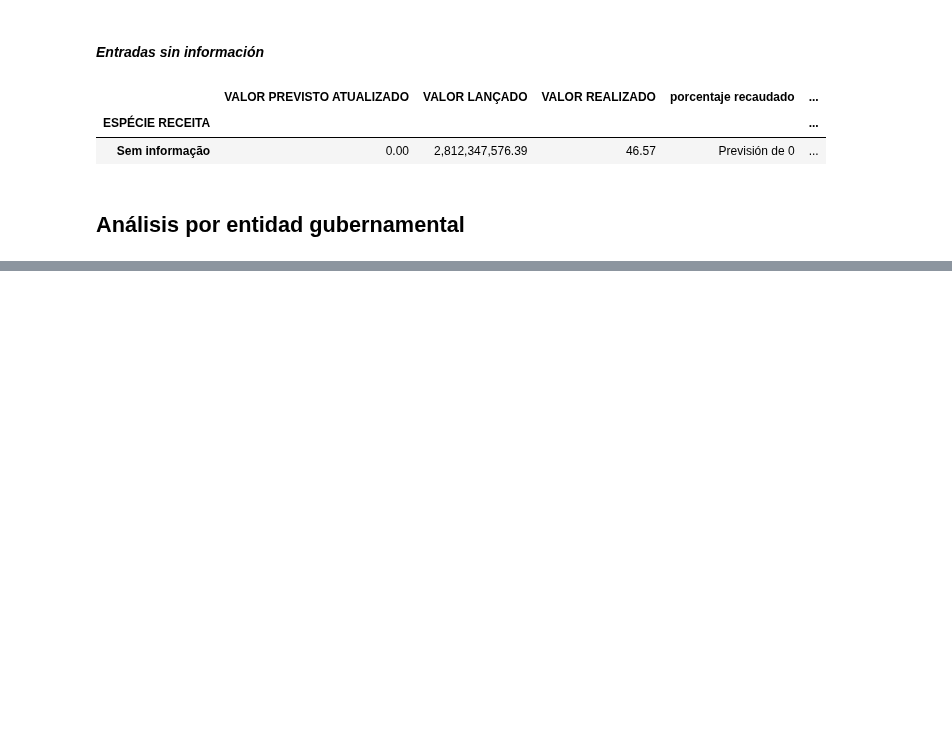
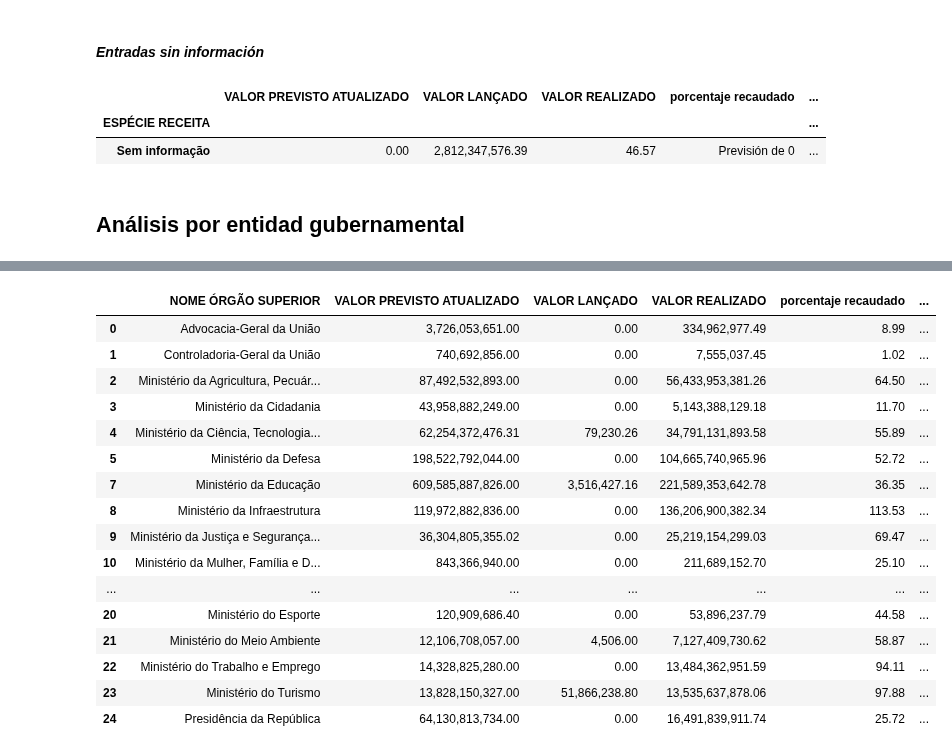
Before and after one commit to Gabijc/Proyecto2-Insights-Brasil, a Jupyter notebook: Análisis_categorías.ipynb, the cells around one changed output, grey strips where cells are left out. Cells and saved outputs as stored; diff of their text form; code cells hidden in the pictures; blank space fills up the shorter version.

```diff
--- a/Análisis_categorías.ipynb
+++ b/Análisis_categorías.ipynb
@@ -329,6 +329,27 @@ entidad_gub
 | 22 | Ministério do Trabalho e Emprego | 14,328,825,280.00 | 0.00 | 13,484,362,951.59 | 94.11 | ... |
 | 23 | Ministério do Turismo | 13,828,150,327.00 | 51,866,238.80 | 13,535,637,878.06 | 97.88 | ... |
 | 24 | Presidência da República | 64,130,813,734.00 | 0.00 | 16,491,839,911.74 | 25.72 | ... |
+# %%
+entidad_gub_sin_ec = entidad_gub[entidad_gub["NOME ÓRGÃO SUPERIOR"] != "Ministério da Economia"]
+entidad_gub_sin_ec
+# %% [output]
+|  | NOME ÓRGÃO SUPERIOR | VALOR PREVISTO ATUALIZADO | VALOR LANÇADO | VALOR REALIZADO | porcentaje recaudado | ... |
+| 0 | Advocacia-Geral da União | 3,726,053,651.00 | 0.00 | 334,962,977.49 | 8.99 | ... |
+| 1 | Controladoria-Geral da União | 740,692,856.00 | 0.00 | 7,555,037.45 | 1.02 | ... |
+| 2 | Ministério da Agricultura, Pecuár... | 87,492,532,893.00 | 0.00 | 56,433,953,381.26 | 64.50 | ... |
+| 3 | Ministério da Cidadania | 43,958,882,249.00 | 0.00 | 5,143,388,129.18 | 11.70 | ... |
+| 4 | Ministério da Ciência, Tecnologia... | 62,254,372,476.31 | 79,230.26 | 34,791,131,893.58 | 55.89 | ... |
+| 5 | Ministério da Defesa | 198,522,792,044.00 | 0.00 | 104,665,740,965.96 | 52.72 | ... |
+| 7 | Ministério da Educação | 609,585,887,826.00 | 3,516,427.16 | 221,589,353,642.78 | 36.35 | ... |
+| 8 | Ministério da Infraestrutura | 119,972,882,836.00 | 0.00 | 136,206,900,382.34 | 113.53 | ... |
+| 9 | Ministério da Justiça e Segurança... | 36,304,805,355.02 | 0.00 | 25,219,154,299.03 | 69.47 | ... |
+| 10 | Ministério da Mulher, Família e D... | 843,366,940.00 | 0.00 | 211,689,152.70 | 25.10 | ... |
+| ... | ... | ... | ... | ... | ... | ... |
+| 20 | Ministério do Esporte | 120,909,686.40 | 0.00 | 53,896,237.79 | 44.58 | ... |
+| 21 | Ministério do Meio Ambiente | 12,106,708,057.00 | 4,506.00 | 7,127,409,730.62 | 58.87 | ... |
+| 22 | Ministério do Trabalho e Emprego | 14,328,825,280.00 | 0.00 | 13,484,362,951.59 | 94.11 | ... |
+| 23 | Ministério do Turismo | 13,828,150,327.00 | 51,866,238.80 | 13,535,637,878.06 | 97.88 | ... |
+| 24 | Presidência da República | 64,130,813,734.00 | 0.00 | 16,491,839,911.74 | 25.72 | ... |
 # %%
 plt.figure(figsize=(12, 8))  # Tamaño del gráfico
 sns.barplot(
```
Also changed, not shown: parts of 2 cells of this notebook, 1 other file.
